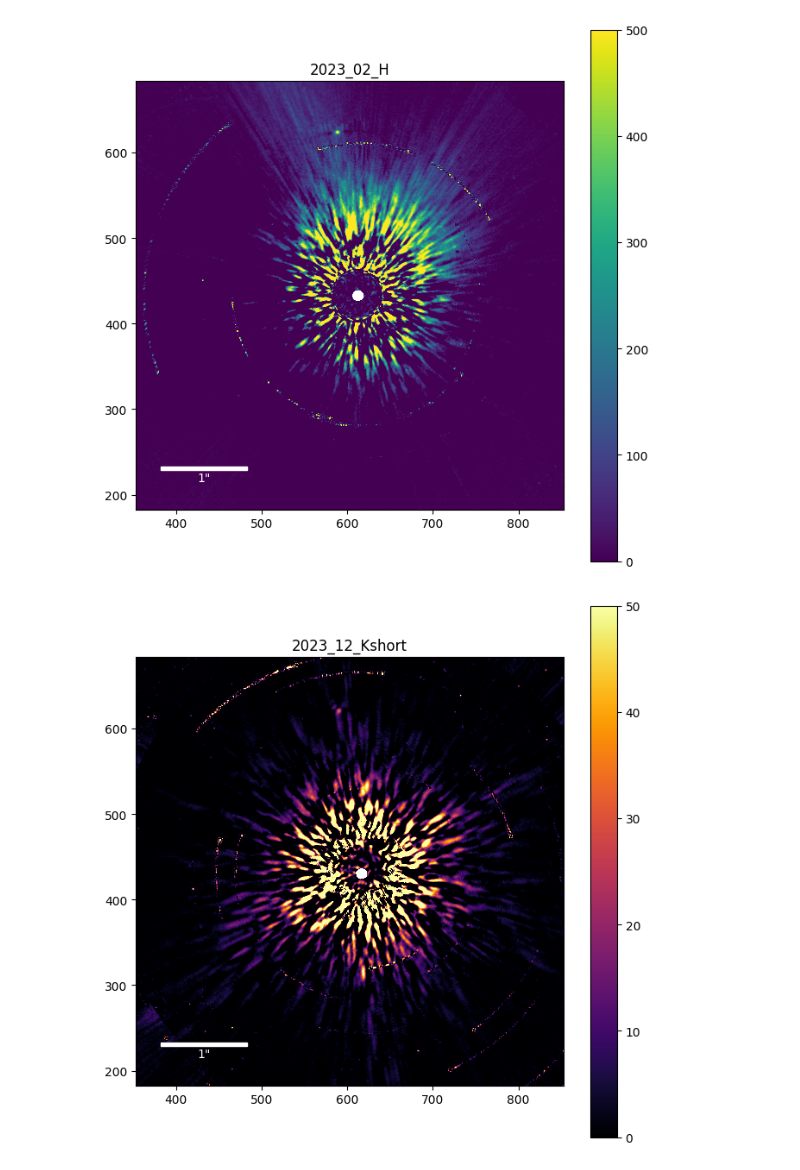
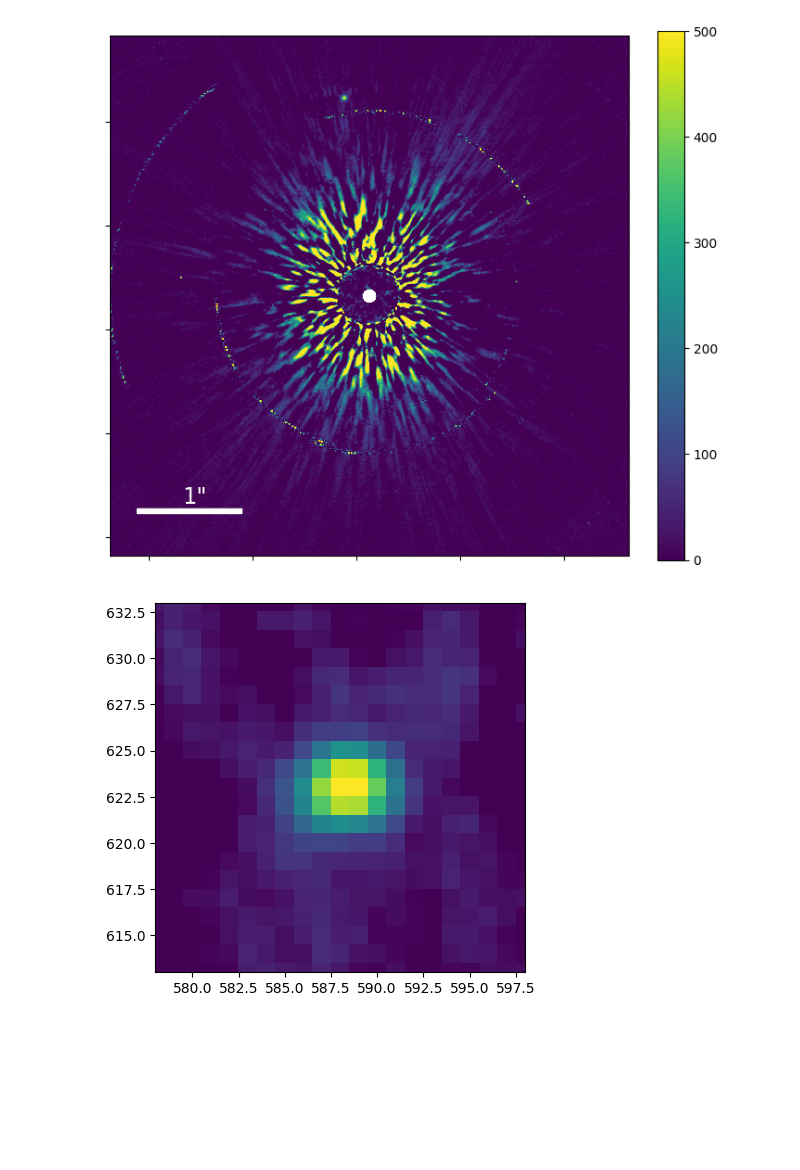
Before and after one commit to benlchang/HD47127-b-ADI, a Jupyter notebook: HD47127_ADI.ipynb, the cells around one changed output. Saved outputs shown, nothing was run; the diff lists cells and outputs as text; code cells hidden in the pictures; blank space fills up the shorter version.

```diff
--- a/HD47127_ADI.ipynb
+++ b/HD47127_ADI.ipynb
@@ -856,10 +884,10 @@ def backgroundNoise(band):
 
 alphas = {
     '12_H': [2.141395, 0.0725038],
-    '12_J': [1.7794925362274712, 0.1108811125757122],
-    '12_Kshort': [1.1384276736180248, 0.07586519957858306],
-    '02_H': [18.59547343321931, 0.5603609888828771],
-    '12_CH4short': [2.5061067868715603, 0.09169729565190132]
+    '12_J': [1.7848227590712247, 0.11250679521043616],
+    '12_Kshort': [1.1388725743948742, 0.07582706324581101],
+    '02_H': [17.100481864852497, 0.5593673842804723],
+    '12_CH4short': [2.5082175841170398, 0.0884498430763454]
 }
 
 fwhms = {
@@ -909,5 +937,11 @@ for band in fwhms:
 print('\n(starCounts, starError)')
 for band in fwhms:
     starData(band)
+
+print('\n(magnitudeError)')
+for band in fwhms:
+    print(band, 2.5 * alphas[band][1] / alphas[band][0])
+
+print(math.log(2.71828))
 # %% [output]
 (alpha, alphaError)
@@ -942,41 +976,72 @@ vmaxes = {
 }
 colors = {
     '2023_02_H': 'viridis',
-    '2023_12_Kshort': 'inferno',
-    '2023_12_J': 'plasma',
-    '2023_12_CH4short': 'viridis'
+    '2023_12_Kshort': 'gist_heat',
+    '2023_12_J': 'BuPu_r',
+    '2023_12_CH4short': 'Blues_r'
+}
+
+ctrs = {
+    '2023_02_H': (433.833 - 1, 613.833 - 1),
+    '2023_12_Kshort': (431 - 1, 618 - 1),
+    '2023_12_CH4short': (453 - 1, 599.4 - 1),
+    '2023_12_J': (436 - 1, 611.5 - 1)
+}
+
+planet_placement = {
+    '2023_02_H': (624 - 1, 589 - 1),
+    '2023_12_Kshort': (621 - 1, 590 - 1),
+    '2023_12_CH4short': (642 - 1, 573 - 1),
+    '2023_12_J': (625.3 - 1, 585.6 - 1)
 }
 
 for band in bands:
     datadir = f'../fmdata/FM_{band}/fwhm='
     hdulist = fits.open(datadir + 'f-klipped-KLmodes-all.fits')
     image = hdulist[0].data[2]
 
     plt.figure(figsize=(8,8))
     plt.imshow(image, cmap=colors[band], origin='lower', vmin=0, vmax=vmaxes[band])
 
-    cx, cy = 603, 433
+    # cx, cy = 603, 433
 
-    if band == '2023_12_CH4short':
-        cx = 593
+    # if band == '2023_12_CH4short':
+    #     cx = 593
+
+    cy, cx = ctrs[band]
 
     boxrad = 250
     plt.xlim(cx - boxrad, cx + boxrad)
     plt.ylim(cy - boxrad, cy + boxrad)
-    plt.colorbar()
-    plt.title(f'{band}')
+    plt.xticks(visible=False)
+    plt.yticks(visible=False)
+    plt.colorbar(aspect=20, fraction=.046)
+    # plt.title(f'{band}')
 
     ax = plt.gca()
     scalebar = AnchoredSizeBar(ax.transData,
                                100.5,
-                               f'1"',
+                               "",     #label text
                                loc='lower left',
                                pad=2.0,
                                color='white',
                                frameon=False,
                                size_vertical=4)
     ax.add_artist(scalebar)
+    plt.text(cx - boxrad + 70, cy - boxrad + 50, '1"', fontsize='xx-large', color='w')
+
+
+    plt.savefig(band + '_KLIP-reduced.pdf')
     plt.show()
+
+
+    plt.imshow(image, cmap=colors[band], origin='lower', vmin=0, vmax=vmaxes[band])
+
+    cy, cx = planet_placement[band]
+    mini_boxrad = 10
+    plt.xlim(cx - mini_boxrad, cx + mini_boxrad)
+    plt.ylim(cy - mini_boxrad, cy + mini_boxrad)
+    plt.savefig(band + '_KLIP-reduced_mini.pdf')
 # %% [output]
-[figure, old version]
+[figure, new version]
-[figure, old version]
+[figure, new version]
```
Also changed, not shown: parts of 8 cells of this notebook, 2 other files.
